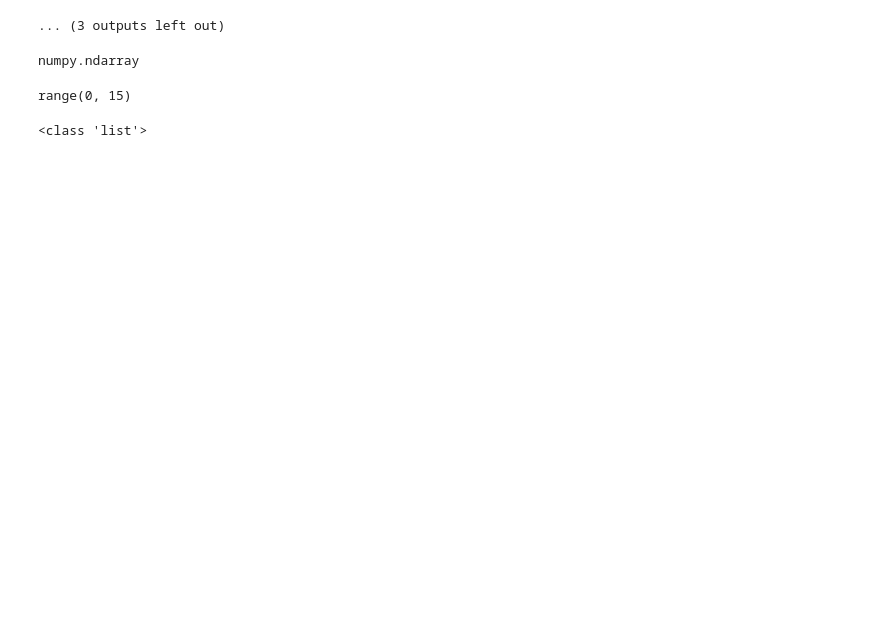
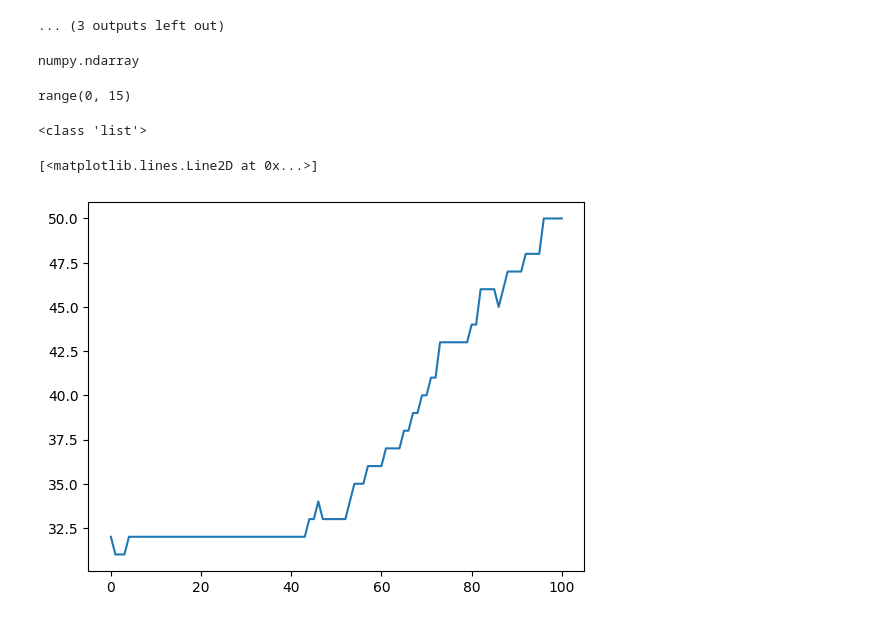
Before and after one commit to kav-kamath/MCF10A_collective_cell_migration, a Jupyter notebook: additional_plotting.ipynb, the cells around one changed output. Saved outputs shown, nothing was run; the diff lists cells and outputs as text; code cells hidden in the pictures; blank space fills up the shorter version.

```diff
--- a/additional_plotting.ipynb
+++ b/additional_plotting.ipynb
@@ -136,3 +137,17 @@ range(0, 15)
 print(type(sim_list))
 # %% [output]
 <class 'list'>
+# %%
+
+counts = []
+
+for i in range(0, len(sim_list[14].cell_states)):
+    counts.append(inside_circle_count(sim_list[14].cell_states[i], 37, 37, 17))
+
+counts = np.array(counts)
+event_times = np.array(sim_list[14].event_times)
+
+plt.plot(event_times, counts)
+# %% [output]
+[<matplotlib.lines.Line2D at 0x...>]
+[figure, added]
```
Also changed, not shown: parts of 5 cells of this notebook, 3 other files.
